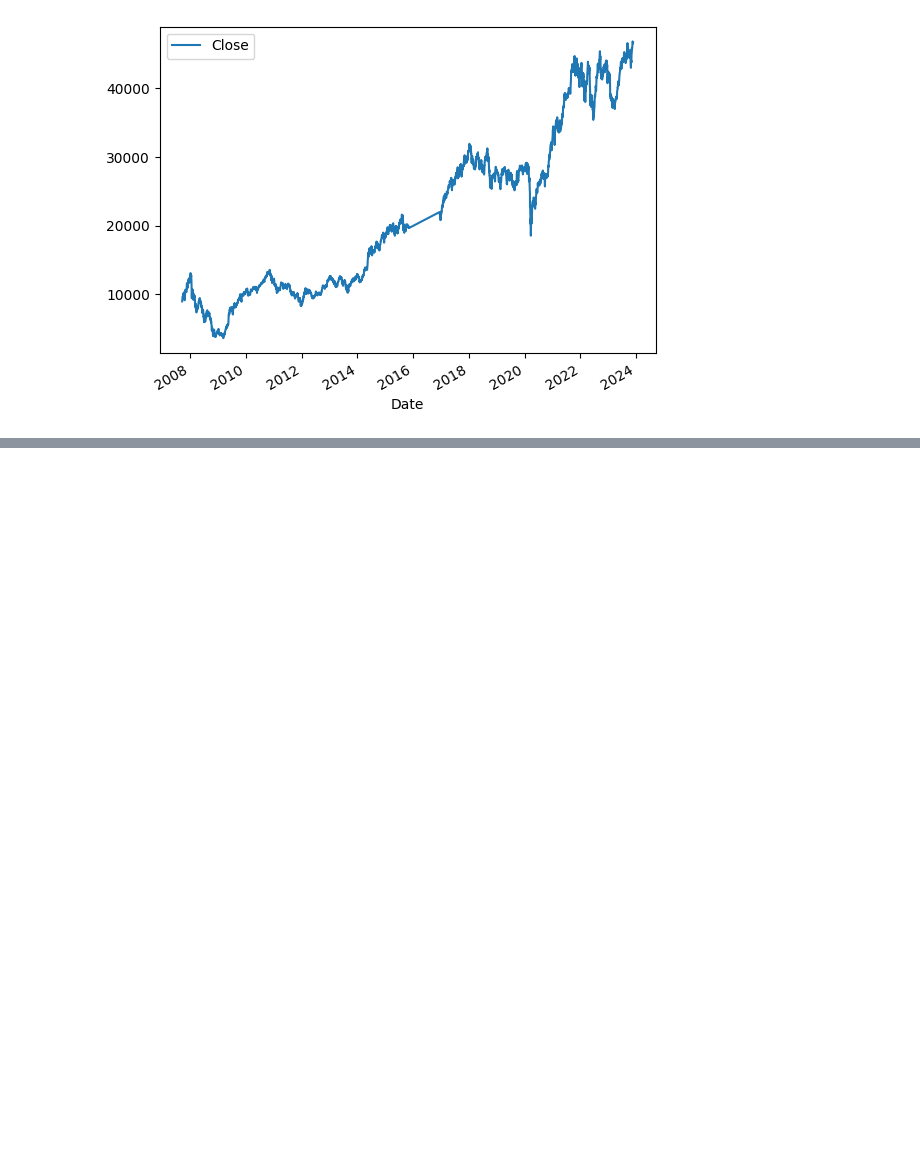
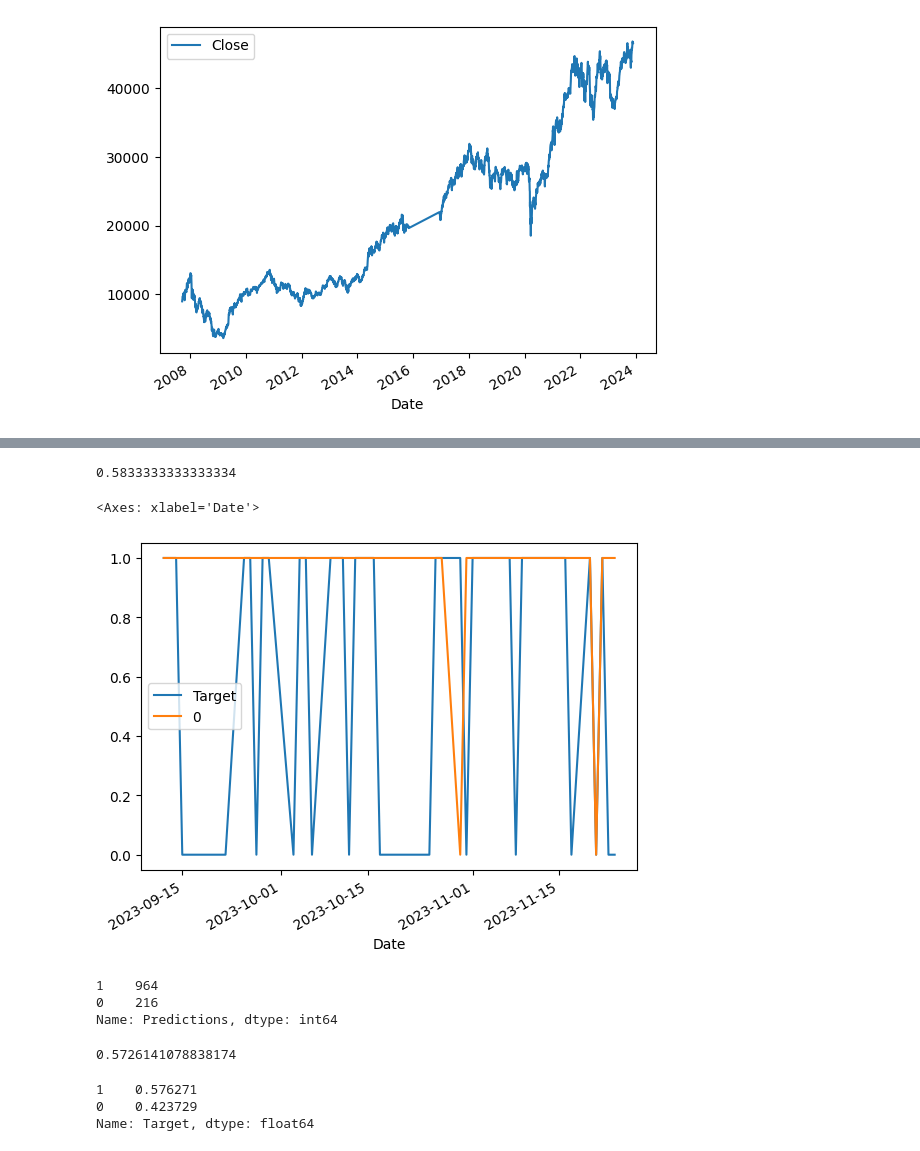
Before and after one commit to rakeshprasanna/stockindex_price_prediction, a Jupyter notebook: stockMarketPrediction.ipynb, the cells around one changed output, grey strips where cells are left out. Cells and saved outputs as stored; diff of their text form; code cells hidden in the pictures; blank space fills up the shorter version.

```diff
--- a/stockMarketPrediction.ipynb
+++ b/stockMarketPrediction.ipynb
@@ -72,0 +86,3 @@ KeyError: ignored
+# %%
+nifty_next_50=nifty_next_50.loc["1990-01-01":].copy()
+nifty_next_50
@@ -72,0 +104,10 @@ KeyError: ignored
+# %%
+from sklearn.ensemble import RandomForestClassifier
+
+model= RandomForestClassifier(min_samples_split=200,random_state=3)
+
+train=nifty_next_50.iloc[:-50]
+test=nifty_next_50.iloc[-50:]
+
+predictors=['Close','Volume','High','Low']
+model.fit(train[predictors],train["Target"])
@@ -72,0 +116,5 @@ KeyError: ignored
+# %%
+from sklearn.metrics import precision_score
+
+preds=model.predict(test[predictors])
+preds
@@ -72,0 +125,4 @@ KeyError: ignored
+# %%
+import pandas as pd
+preds = pd.Series(preds,index=test.index)
+preds
@@ -72,0 +147,10 @@ KeyError: ignored
+# %%
+precision_score(test['Target'],preds)
+# %% [output]
+0.5833333333333334
+# %%
+combined=pd.concat([test["Target"],preds],axis=1)
+combined.plot()
+# %% [output]
+<Axes: xlabel='Date'>
+[figure, added]
@@ -72,0 +175,16 @@ KeyError: ignored
+# %%
+predictions["Predictions"].value_counts()
+# %% [output]
+1    964
+0    216
+Name: Predictions, dtype: int64
+# %%
+precision_score(predictions["Target"],predictions["Predictions"])
+# %% [output]
+0.5726141078838174
+# %%
+predictions["Target"].value_counts() /predictions.shape[0]
+# %% [output]
+1    0.576271
+0    0.423729
+Name: Target, dtype: float64
```
Also changed, not shown: parts of 18 cells of this notebook.
